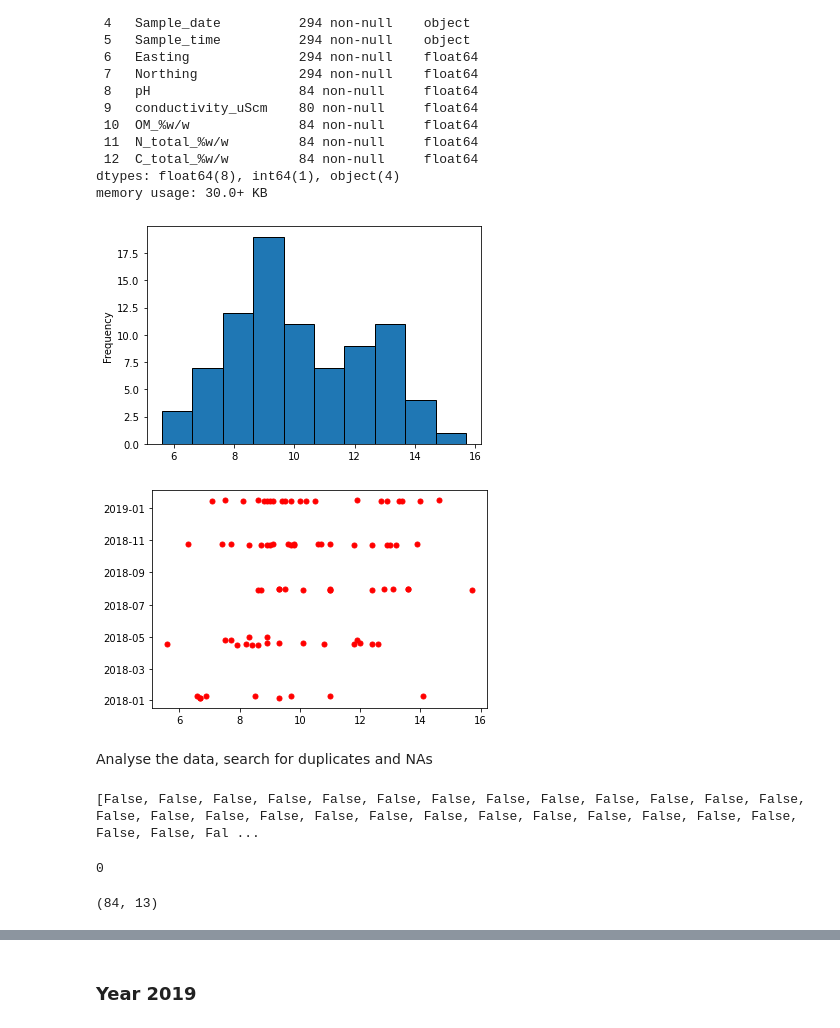
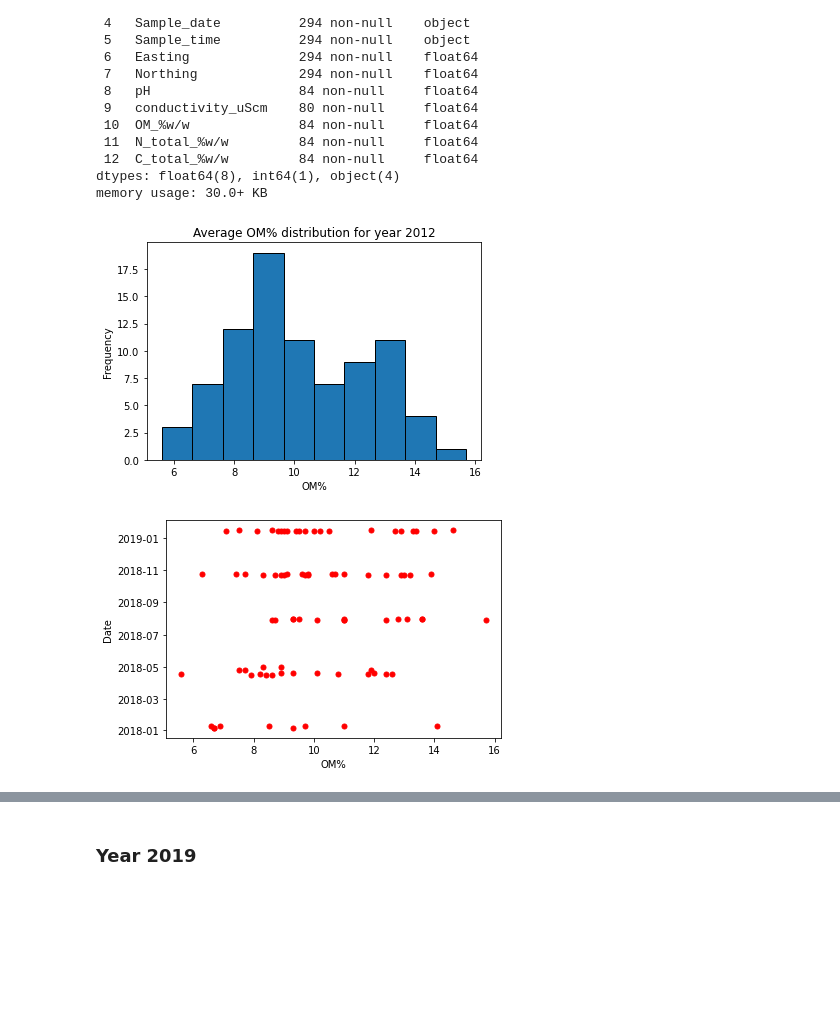
Before and after one commit to neli12/project-carbon-RR, a Jupyter notebook: First steps in analysing RR data.ipynb, the cells around one changed output, grey strips where cells are left out. Drawn from its saved outputs; the diff is of its cells as text; code cells hidden in the pictures; blank space fills up the shorter version.

```diff
--- a/First steps in analysing RR data.ipynb
+++ b/First steps in analysing RR data.ipynb
@@ -365,29 +344,17 @@ field_2018['Sample_date'] = pd.to_datetime(field_2018['Sample_date'])
 # %%
 # Plot C% distribution
 field_2018['OM_%w/w'].plot(kind = 'hist', ec = 'black')
+plt.title('Average OM% distribution for year 2012')
+plt.xlabel('OM%')
+plt.ylabel('Frequency')
 plt.show()
 # %% [output]
-[figure, old version]
+[figure, new version]
 # %%
-# Plot C% by date
-plt.plot(field_2018['OM_%w/w'], field_2018['Sample_date'], 'o', color = 'red', markersize=5)
+# Plot OM% by date
+plt.plot(field_2018['OM_%w/w'],field_2018['Sample_date'],  'o', color = 'red', markersize=5)
+plt.xlabel('OM%')
+plt.ylabel('Date')
 plt.show()
 # %% [output]
-[figure, old version]
+[figure, new version]
-# %% [markdown]
-Analyse the data, search for duplicates and NAs
-# %%
-# Check duplicates
-bool_series_18 = field_2018[['Sample_date','Easting', 'Northing']].duplicated()
-print(bool_series_18.tolist())
-# %% [output]
-[False, False, False, False, False, False, False, False, False, False, False, False, False, False, False, False, False, False, False, False, False, False, False, False, False, False, False, False, Fal ...
-# %%
-# Check NAs in C%
-field_2018['C_total_%w/w'].isna().sum()
-# %% [output]
-0
-# %%
-field_2018.shape
-# %% [output]
-(84, 13)
```
Also changed, not shown: parts of 120 cells of this notebook.
